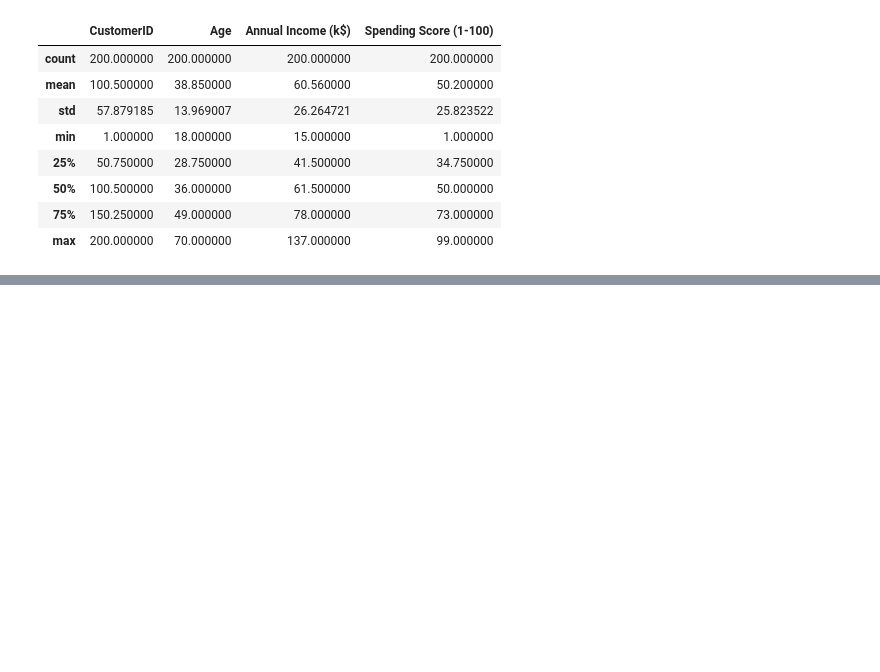
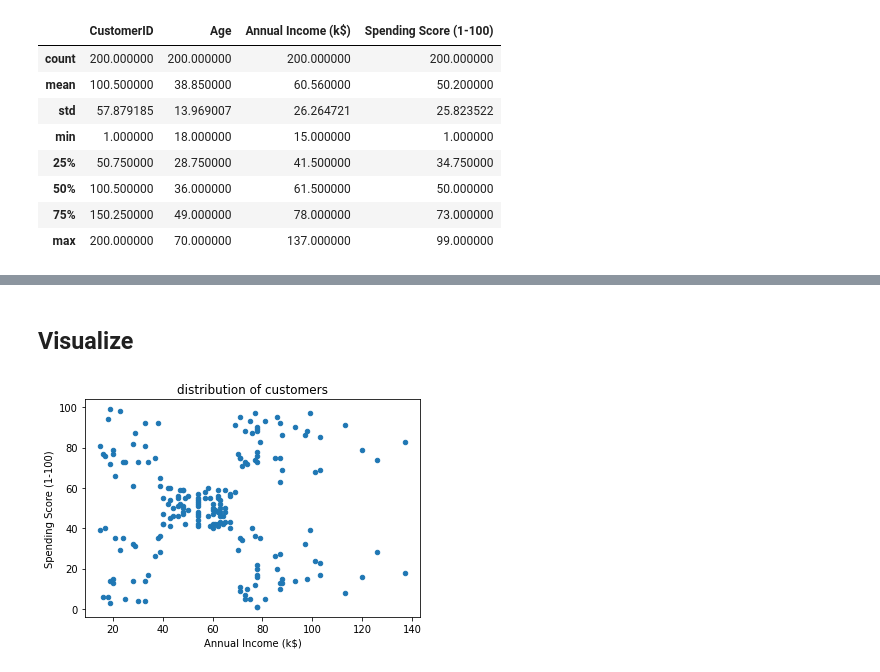
Before and after one commit to mo-amininasab/customers_segmentation, a Jupyter notebook: Mall_Customers_Segmentation.ipynb, the cells around one changed output, grey strips where cells are left out. Drawn from its saved outputs; the diff is of its cells as text; code cells hidden in the pictures; blank space fills up the shorter version.

```diff
--- a/Mall_Customers_Segmentation.ipynb
+++ b/Mall_Customers_Segmentation.ipynb
@@ -57,0 +71,13 @@ data.describe()
+# %% [markdown]
+## Visualize
+# %%
+plt.scatter(data['Annual Income (k$)'],
+            data['Spending Score (1-100)'],
+            s=20)
+
+plt.title('distribution of customers')
+plt.xlabel('Annual Income (k$)')
+plt.ylabel('Spending Score (1-100)')
+plt.show()
+# %% [output]
+[figure, added]
```
Also changed, not shown: parts of 2 cells of this notebook.
